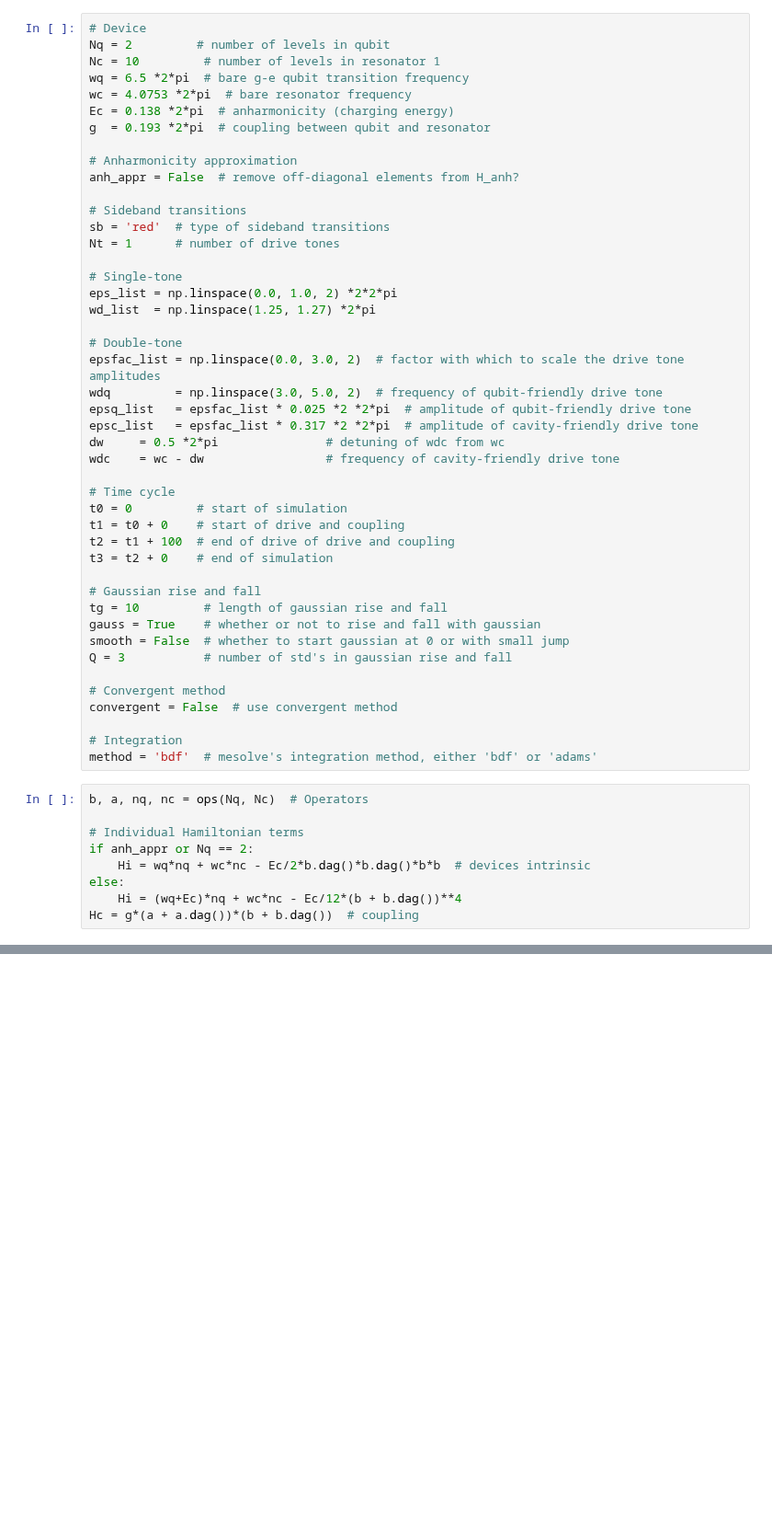
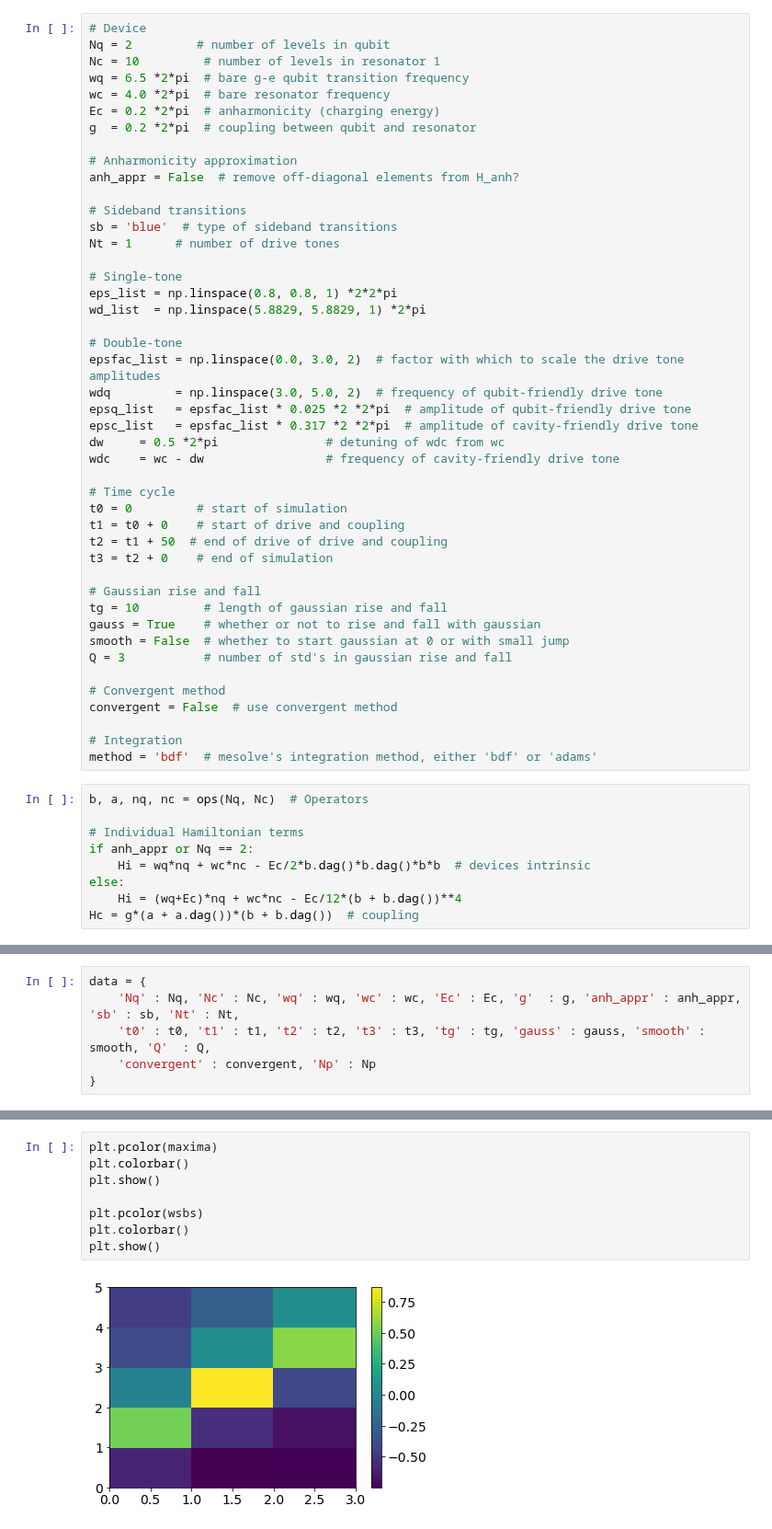
Before and after one commit to wouterkesselsap/thesis, a Jupyter notebook: chevron.ipynb, the cells around one changed output, grey strips where cells are left out. Shown at 92% size. Saved outputs shown, nothing was run; the diff lists cells and outputs as text; blank space fills up the shorter version.

```diff
--- a/chevron.ipynb
+++ b/chevron.ipynb
@@ -27,20 +29,20 @@ home = os.getcwd() + "/"
 Nq = 2         # number of levels in qubit
 Nc = 10         # number of levels in resonator 1
 wq = 6.5 *2*pi  # bare g-e qubit transition frequency
-wc = 4.0753 *2*pi  # bare resonator frequency
-Ec = 0.138 *2*pi  # anharmonicity (charging energy)
-g  = 0.193 *2*pi  # coupling between qubit and resonator
+wc = 4.0 *2*pi  # bare resonator frequency
+Ec = 0.2 *2*pi  # anharmonicity (charging energy)
+g  = 0.2 *2*pi  # coupling between qubit and resonator
 
 # Anharmonicity approximation
 anh_appr = False  # remove off-diagonal elements from H_anh?
 
 # Sideband transitions
-sb = 'red'  # type of sideband transitions
+sb = 'blue'  # type of sideband transitions
 Nt = 1      # number of drive tones
 
 # Single-tone
-eps_list = np.linspace(0.0, 1.0, 2) *2*2*pi
-wd_list  = np.linspace(1.25, 1.27) *2*pi
+eps_list = np.linspace(0.8, 0.8, 1) *2*2*pi
+wd_list  = np.linspace(5.8829, 5.8829, 1) *2*pi
 
 # Double-tone
 epsfac_list = np.linspace(0.0, 3.0, 2)  # factor with which to scale the drive tone amplitudes
@@ -53,7 +55,7 @@ wdc    = wc - dw                 # frequency of cavity-friendly drive tone
 # Time cycle
 t0 = 0         # start of simulation
 t1 = t0 + 0    # start of drive and coupling
-t2 = t1 + 100  # end of drive of drive and coupling
+t2 = t1 + 50  # end of drive of drive and coupling
 t3 = t2 + 0    # end of simulation
 
 # Gaussian rise and fall
@@ -111,3 +115,9 @@ Np_per_batch = Np/int(np.round(t3/10))  # number of time points per batch
+# %%
+data = {
+    'Nq' : Nq, 'Nc' : Nc, 'wq' : wq, 'wc' : wc, 'Ec' : Ec, 'g'  : g, 'anh_appr' : anh_appr, 'sb' : sb, 'Nt' : Nt,
+    't0' : t0, 't1' : t1, 't2' : t2, 't3' : t3, 'tg' : tg, 'gauss' : gauss, 'smooth' : smooth, 'Q'  : Q,
+    'convergent' : convergent, 'Np' : Np
+}
 # %%
 def sbsample(Nq, wq, wc, Ec, g, wd, sb, Nt, H, H_args, psi0, Np_per_batch,
              options, home, parallel, *args):
@@ -225,0 +249,10 @@ elif Nt == 2:
+# %%
+plt.pcolor(maxima)
+plt.colorbar()
+plt.show()
+
+plt.pcolor(wsbs)
+plt.colorbar()
+plt.show()
+# %% [output]
+[figure, added]
```
Also changed, not shown: parts of 5 cells of this notebook.
